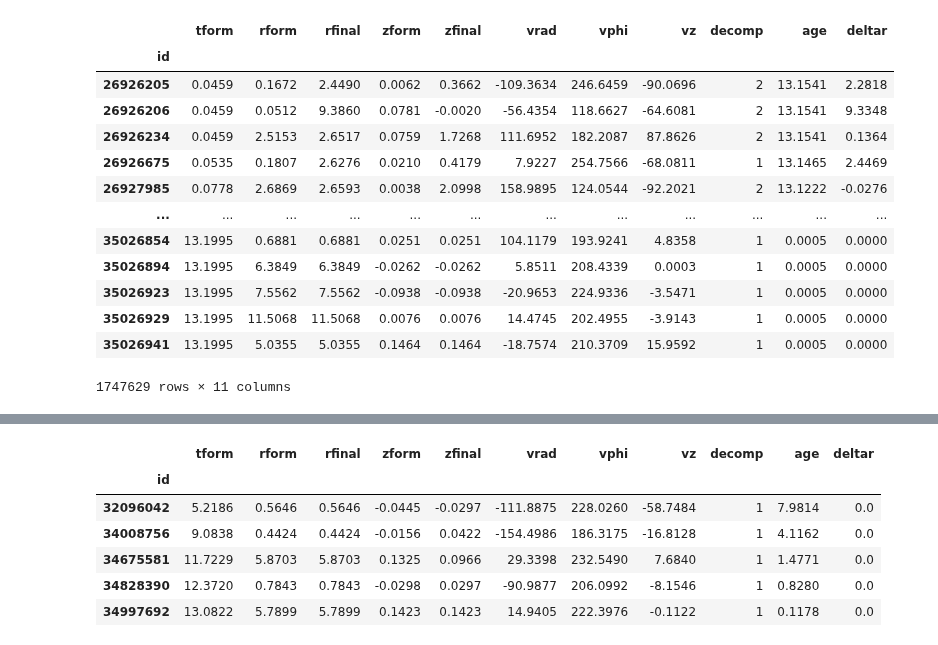
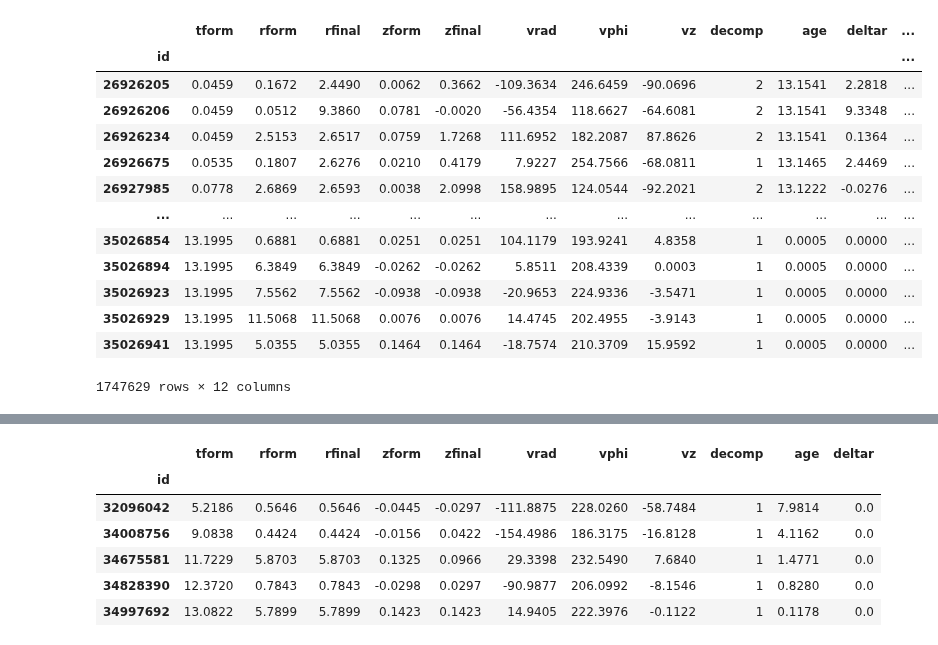
Before and after one commit to lodubay/galactic-dtd, a Jupyter notebook: notebooks/h277_migration.ipynb, the cells around one changed output, grey strips where cells are left out. Drawn from its saved outputs; the diff is of its cells as text; code cells hidden in the pictures.

```diff
--- a/notebooks/h277_migration.ipynb
+++ b/notebooks/h277_migration.ipynb
@@ -29,22 +29,23 @@ h277.decomp_filter([1, 2])
 # %%
 data = pd.DataFrame(dict(h277.analog_data))
 data.set_index('id', inplace=True)
 data['age'] = END_TIME - data['tform']
 data = data[data['age'] >= 0].copy()
 data['deltar'] = data['rfinal'] - data['rform']
+data['deltaz'] = data['zfinal'] - data['zform']
 data
 # %% [output]
-|  | tform | rform | rfinal | zform | zfinal | vrad | vphi | vz | decomp | age | deltar |
-| id |  |  |  |  |  |  |  |  |  |  |  |
-| 26926205 | 0.0459 | 0.1672 | 2.4490 | 0.0062 | 0.3662 | -109.3634 | 246.6459 | -90.0696 | 2 | 13.1541 | 2.2818 |
-| 26926206 | 0.0459 | 0.0512 | 9.3860 | 0.0781 | -0.0020 | -56.4354 | 118.6627 | -64.6081 | 2 | 13.1541 | 9.3348 |
-| 26926234 | 0.0459 | 2.5153 | 2.6517 | 0.0759 | 1.7268 | 111.6952 | 182.2087 | 87.8626 | 2 | 13.1541 | 0.1364 |
-| 26926675 | 0.0535 | 0.1807 | 2.6276 | 0.0210 | 0.4179 | 7.9227 | 254.7566 | -68.0811 | 1 | 13.1465 | 2.4469 |
-| 26927985 | 0.0778 | 2.6869 | 2.6593 | 0.0038 | 2.0998 | 158.9895 | 124.0544 | -92.2021 | 2 | 13.1222 | -0.0276 |
-| ... | ... | ... | ... | ... | ... | ... | ... | ... | ... | ... | ... |
-| 35026854 | 13.1995 | 0.6881 | 0.6881 | 0.0251 | 0.0251 | 104.1179 | 193.9241 | 4.8358 | 1 | 0.0005 | 0.0000 |
-| 35026894 | 13.1995 | 6.3849 | 6.3849 | -0.0262 | -0.0262 | 5.8511 | 208.4339 | 0.0003 | 1 | 0.0005 | 0.0000 |
-| 35026923 | 13.1995 | 7.5562 | 7.5562 | -0.0938 | -0.0938 | -20.9653 | 224.9336 | -3.5471 | 1 | 0.0005 | 0.0000 |
-| 35026929 | 13.1995 | 11.5068 | 11.5068 | 0.0076 | 0.0076 | 14.4745 | 202.4955 | -3.9143 | 1 | 0.0005 | 0.0000 |
-| 35026941 | 13.1995 | 5.0355 | 5.0355 | 0.1464 | 0.1464 | -18.7574 | 210.3709 | 15.9592 | 1 | 0.0005 | 0.0000 |
+|  | tform | rform | rfinal | zform | zfinal | vrad | vphi | vz | decomp | age | deltar | ... |
+| id |  |  |  |  |  |  |  |  |  |  |  | ... |
+| 26926205 | 0.0459 | 0.1672 | 2.4490 | 0.0062 | 0.3662 | -109.3634 | 246.6459 | -90.0696 | 2 | 13.1541 | 2.2818 | ... |
+| 26926206 | 0.0459 | 0.0512 | 9.3860 | 0.0781 | -0.0020 | -56.4354 | 118.6627 | -64.6081 | 2 | 13.1541 | 9.3348 | ... |
+| 26926234 | 0.0459 | 2.5153 | 2.6517 | 0.0759 | 1.7268 | 111.6952 | 182.2087 | 87.8626 | 2 | 13.1541 | 0.1364 | ... |
+| 26926675 | 0.0535 | 0.1807 | 2.6276 | 0.0210 | 0.4179 | 7.9227 | 254.7566 | -68.0811 | 1 | 13.1465 | 2.4469 | ... |
+| 26927985 | 0.0778 | 2.6869 | 2.6593 | 0.0038 | 2.0998 | 158.9895 | 124.0544 | -92.2021 | 2 | 13.1222 | -0.0276 | ... |
+| ... | ... | ... | ... | ... | ... | ... | ... | ... | ... | ... | ... | ... |
+| 35026854 | 13.1995 | 0.6881 | 0.6881 | 0.0251 | 0.0251 | 104.1179 | 193.9241 | 4.8358 | 1 | 0.0005 | 0.0000 | ... |
+| 35026894 | 13.1995 | 6.3849 | 6.3849 | -0.0262 | -0.0262 | 5.8511 | 208.4339 | 0.0003 | 1 | 0.0005 | 0.0000 | ... |
+| 35026923 | 13.1995 | 7.5562 | 7.5562 | -0.0938 | -0.0938 | -20.9653 | 224.9336 | -3.5471 | 1 | 0.0005 | 0.0000 | ... |
+| 35026929 | 13.1995 | 11.5068 | 11.5068 | 0.0076 | 0.0076 | 14.4745 | 202.4955 | -3.9143 | 1 | 0.0005 | 0.0000 | ... |
+| 35026941 | 13.1995 | 5.0355 | 5.0355 | 0.1464 | 0.1464 | -18.7574 | 210.3709 | 15.9592 | 1 | 0.0005 | 0.0000 | ... |
-1747629 rows × 11 columns
+1747629 rows × 12 columns
```
Also changed, not shown: parts of 22 cells of this notebook.
